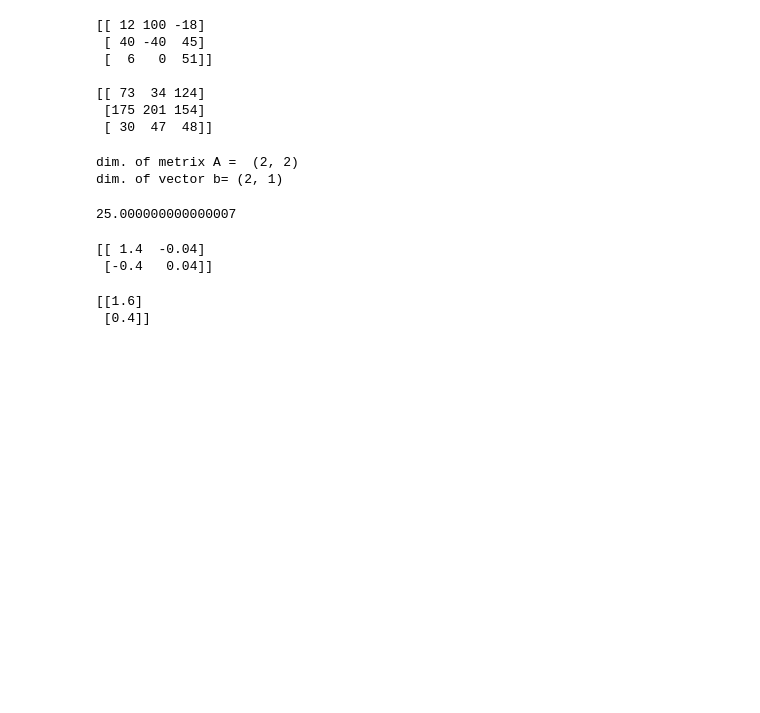
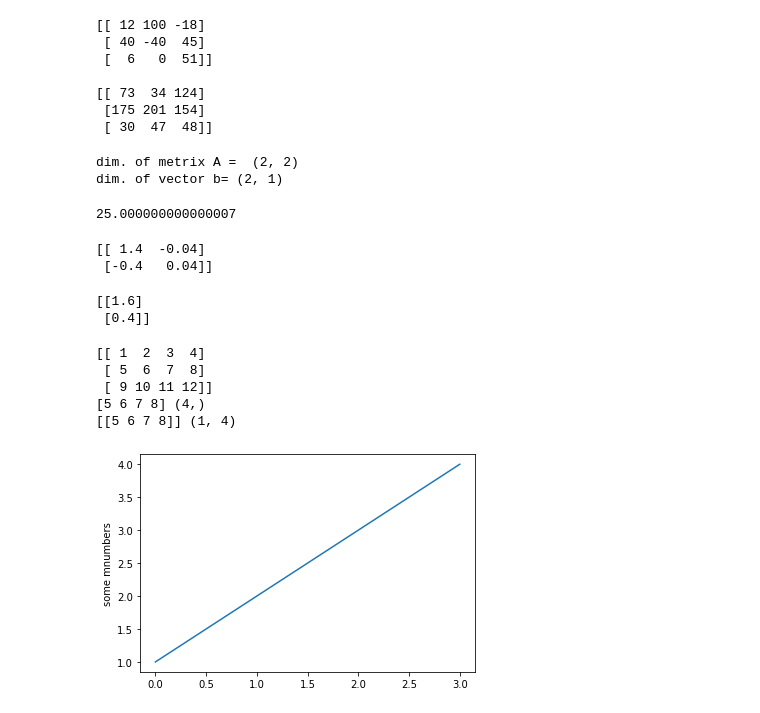
Before and after one commit to MaKaylajb/Mat4906-ML, a Jupyter notebook: matrix_computation.ipynb, the cells around one changed output. Drawn from its saved outputs; the diff is of its cells as text; code cells hidden in the pictures; blank space fills up the shorter version.

```diff
--- a/matrix_computation.ipynb
+++ b/matrix_computation.ipynb
@@ -73,3 +73,25 @@ print(sol)
 # %% [output]
 [[1.6]
  [0.4]]
+# %%
+#mis interger indexing with slice indexikng
+a = np.array([[1,2,3,4], [5,6,7,8], [9,10,11,12]])
+print(a)
+row_r1 = a[1, :]
+row_r2 = a[1:2, :]
+print(row_r1, row_r1.shape)
+print(row_r2, row_r2.shape)
+# %% [output]
+[[ 1  2  3  4]
+ [ 5  6  7  8]
+ [ 9 10 11 12]]
+[5 6 7 8] (4,)
+[[5 6 7 8]] (1, 4)
+# %%
+#working with matoplotib
+import matplotlib.pyplot as plt
+plt.plot([1, 2, 3, 4])
+plt.ylabel('some mnumbers')
+plt.show()
+# %% [output]
+[figure, added]
```
Also changed, not shown: parts of 4 cells of this notebook.
